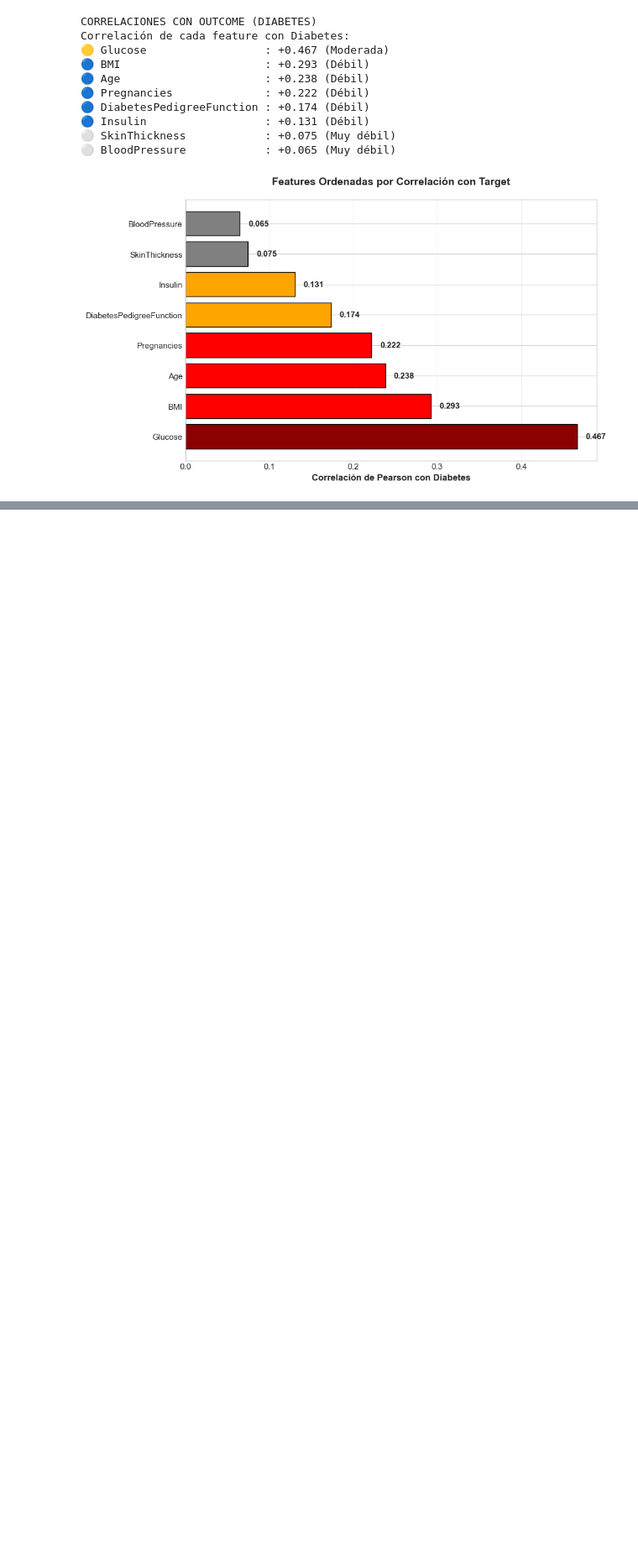
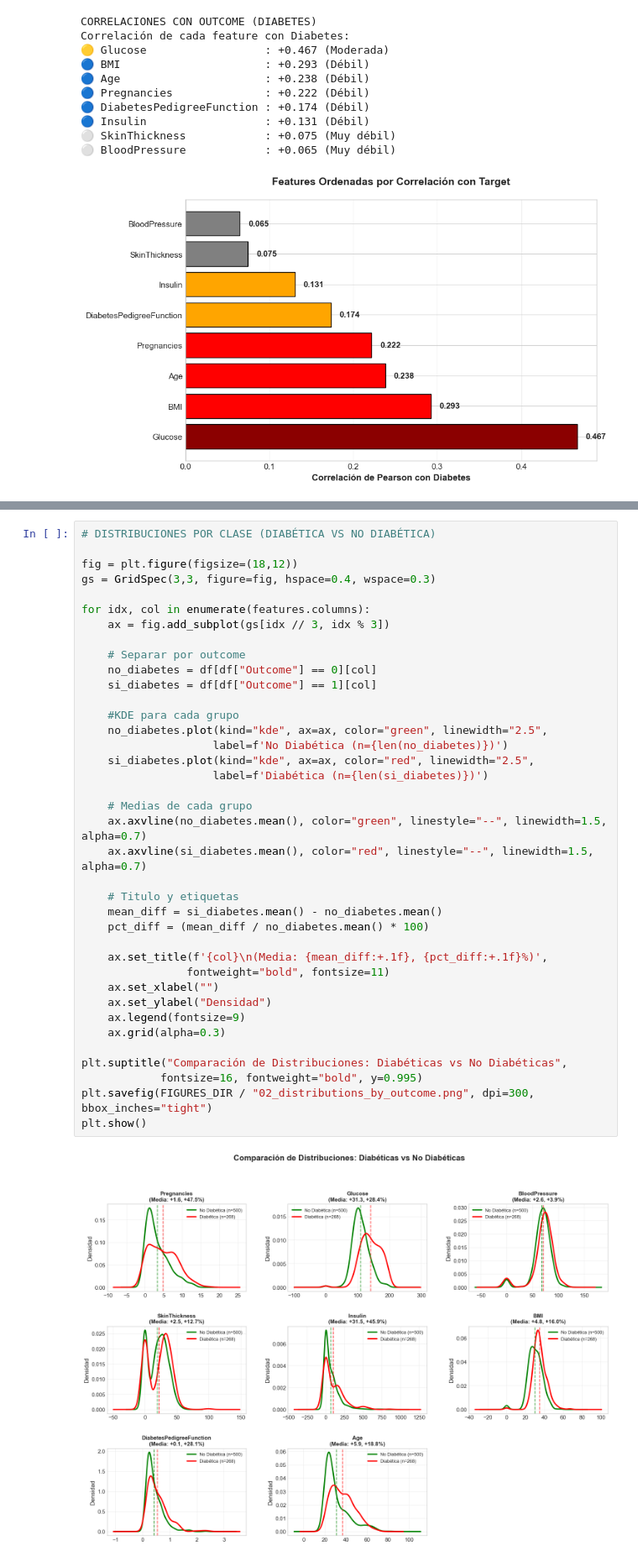
Before and after one commit to angel-rom444/diabetes-risk-predictor, a Jupyter notebook: notebooks/02_exploratory_data_analysis.ipynb, the cells around one changed output, grey strips where cells are left out. Shown at 84% size. Cells and saved outputs as stored; diff of their text form; blank space fills up the shorter version.

```diff
--- a/notebooks/02_exploratory_data_analysis.ipynb
+++ b/notebooks/02_exploratory_data_analysis.ipynb
@@ -388,0 +414,40 @@ Correlación de cada feature con Diabetes:
+# %%
+# DISTRIBUCIONES POR CLASE (DIABÉTICA VS NO DIABÉTICA)
+
+fig = plt.figure(figsize=(18,12))
+gs = GridSpec(3,3, figure=fig, hspace=0.4, wspace=0.3)
+
+for idx, col in enumerate(features.columns):
+    ax = fig.add_subplot(gs[idx // 3, idx % 3])
+
+    # Separar por outcome
+    no_diabetes = df[df["Outcome"] == 0][col]
+    si_diabetes = df[df["Outcome"] == 1][col]
+
+    #KDE para cada grupo
+    no_diabetes.plot(kind="kde", ax=ax, color="green", linewidth="2.5",
+                    label=f'No Diabética (n={len(no_diabetes)})')
+    si_diabetes.plot(kind="kde", ax=ax, color="red", linewidth="2.5",
+                    label=f'Diabética (n={len(si_diabetes)})')
+
+    # Medias de cada grupo
+    ax.axvline(no_diabetes.mean(), color="green", linestyle="--", linewidth=1.5, alpha=0.7)
+    ax.axvline(si_diabetes.mean(), color="red", linestyle="--", linewidth=1.5, alpha=0.7)
+
+    # Titulo y etiquetas
+    mean_diff = si_diabetes.mean() - no_diabetes.mean()
+    pct_diff = (mean_diff / no_diabetes.mean() * 100)
+
+    ax.set_title(f'{col}\n(Media: {mean_diff:+.1f}, {pct_diff:+.1f}%)',
+                fontweight="bold", fontsize=11)
+    ax.set_xlabel("")
+    ax.set_ylabel("Densidad")
+    ax.legend(fontsize=9)
+    ax.grid(alpha=0.3)
+
+plt.suptitle("Comparación de Distribuciones: Diabéticas vs No Diabéticas",
+            fontsize=16, fontweight="bold", y=0.995)
+plt.savefig(FIGURES_DIR / "02_distributions_by_outcome.png", dpi=300, bbox_inches="tight")
+plt.show()
+# %% [output]
+[figure, added]
```
Also changed, not shown: parts of 4 cells of this notebook.
